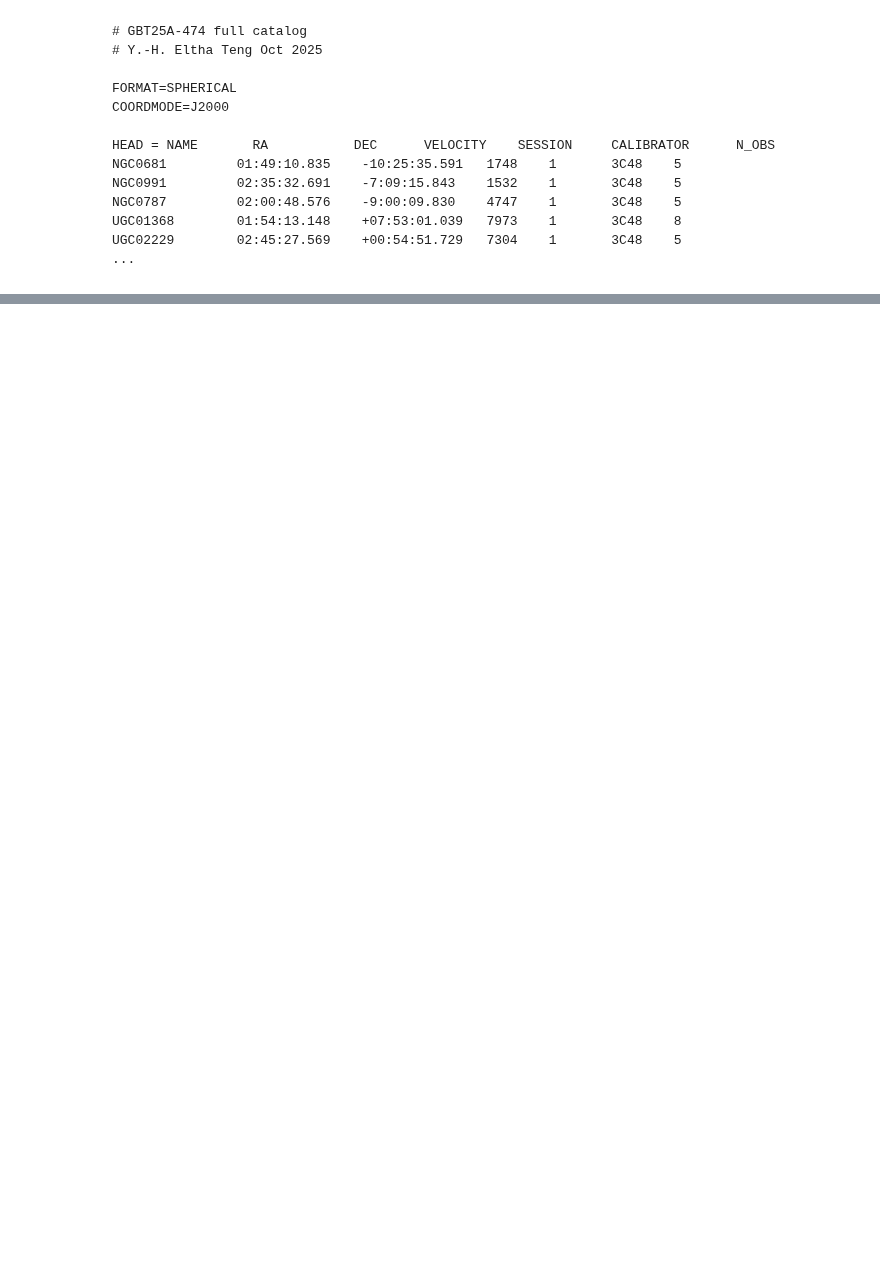
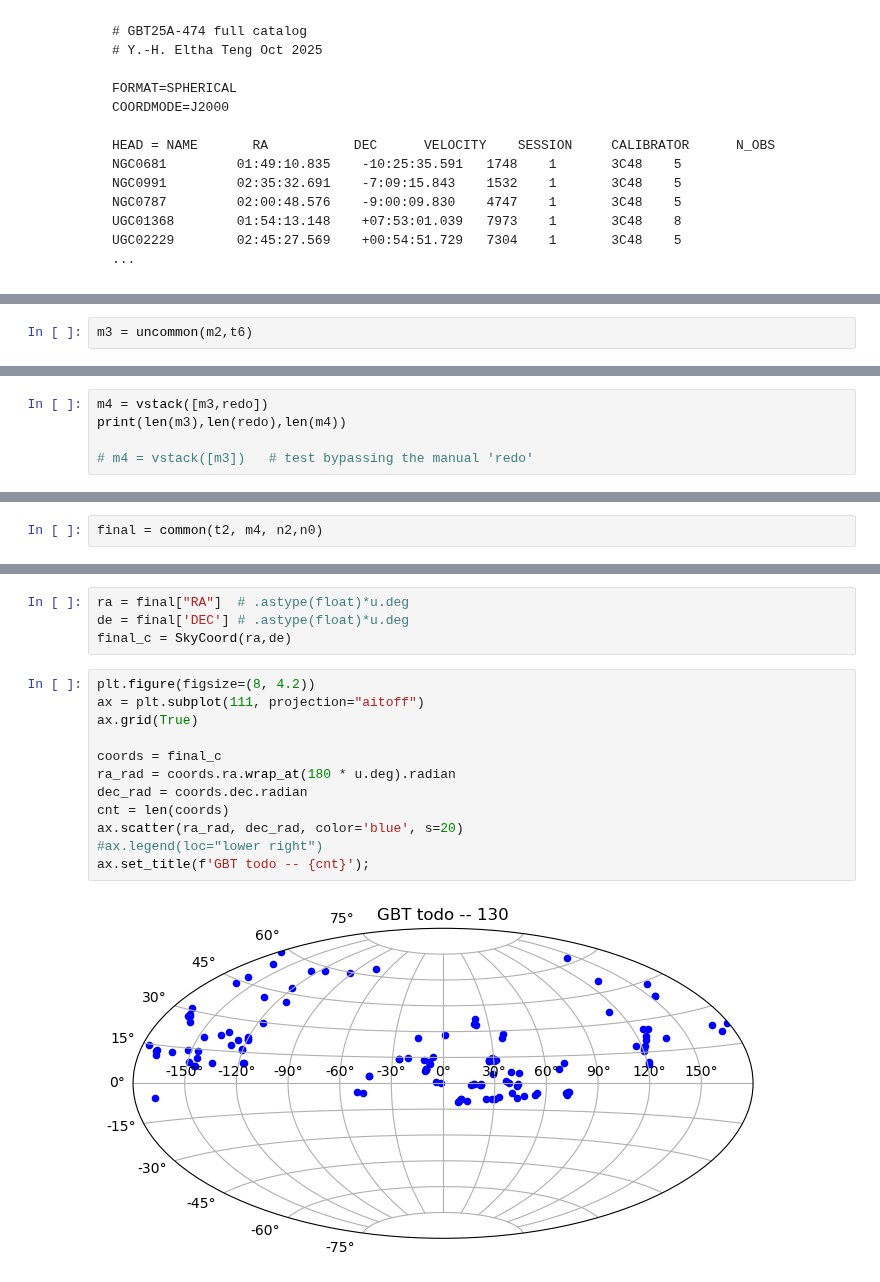
Before and after one commit to teuben/GBT-EDGE-HI, a Jupyter notebook: gals/hi_surveys.ipynb, the cells around one changed output, grey strips where cells are left out. Cells and saved outputs as stored; diff of their text form; blank space fills up the shorter version.

```diff
--- a/gals/hi_surveys.ipynb
+++ b/gals/hi_surveys.ipynb
@@ -1518,0 +1600,2 @@ NGC0991
+# %%
+m3 = uncommon(m2,t6)
@@ -1518,0 +1627,5 @@ NGC0991
+# %%
+m4 = vstack([m3,redo])
+print(len(m3),len(redo),len(m4))
+
+# m4 = vstack([m3])   # test bypassing the manual 'redo'
@@ -1518,0 +1634,2 @@ NGC0991
+# %%
+final = common(t2, m4, n2,n0)
@@ -1518,0 +1662,18 @@ NGC0991
+# %%
+ra = final["RA"]  # .astype(float)*u.deg
+de = final['DEC'] # .astype(float)*u.deg
+final_c = SkyCoord(ra,de)
+# %%
+plt.figure(figsize=(8, 4.2))
+ax = plt.subplot(111, projection="aitoff")
+ax.grid(True)
+
+coords = final_c
+ra_rad = coords.ra.wrap_at(180 * u.deg).radian
+dec_rad = coords.dec.radian
+cnt = len(coords)
+ax.scatter(ra_rad, dec_rad, color='blue', s=20)
+#ax.legend(loc="lower right")
+ax.set_title(f'GBT todo -- {cnt}');
+# %% [output]
+[figure, added]
```
Also changed, not shown: parts of 32 cells of this notebook.
